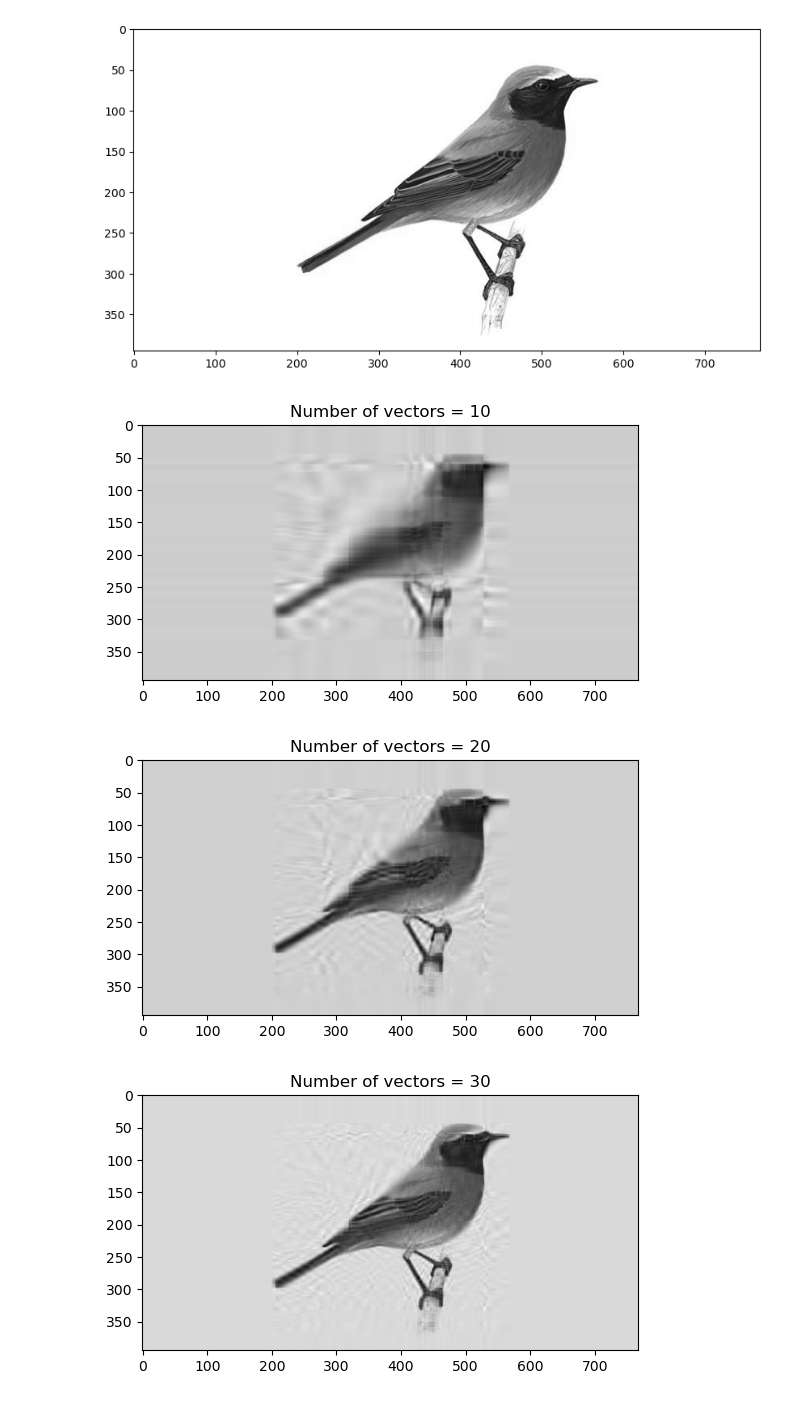
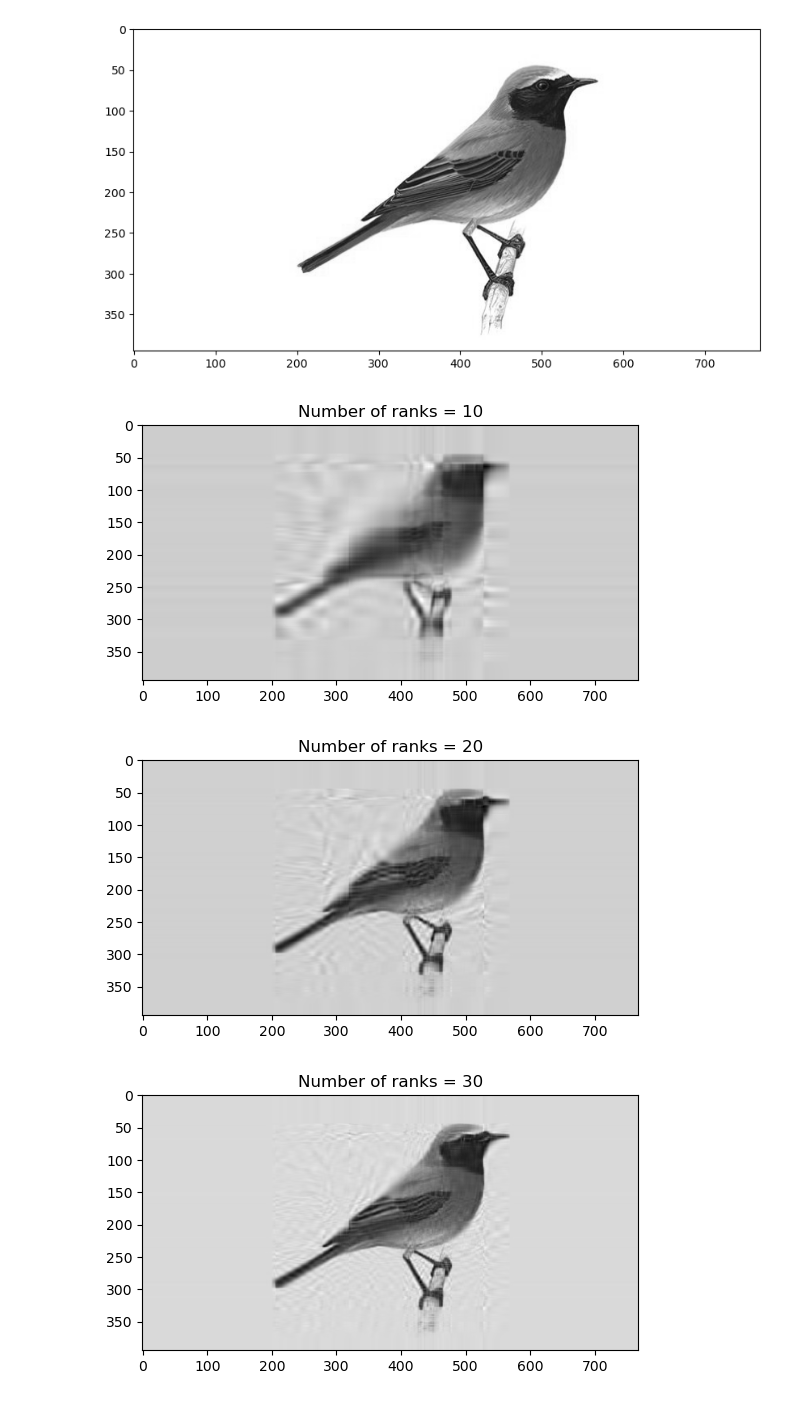
Before and after one commit to Simon-157/digital-image-processing, a Jupyter notebook: main.ipynb, the cells around one changed output. Saved outputs shown, nothing was run; the diff lists cells and outputs as text; code cells hidden in the pictures.

```diff
--- a/main.ipynb
+++ b/main.ipynb
@@ -298,12 +298,12 @@ U, sigma, V = np.linalg.svd(dove_matrix)
 # %%
 
 U, sigma, V = np.linalg.svd(dove_matrix)
 for ind in range (10, 60, 10):
   remap = np.matrix(U[:, :ind]) * np.diag(sigma[:ind]) * np.matrix(V[:ind, :])
   plt.imshow(remap, cmap = 'gray')
-  plt.title(f'Number of vectors = {ind}')
+  plt.title(f'Number of ranks = {ind}')
   plt.show()
 # %% [output]
-[figure, old version]
+[figure, new version]
-[figure, old version]
+[figure, new version]
-[figure, old version]
+[figure, new version]
```
Also changed, not shown: parts of 6 cells of this notebook, 1 other file.
